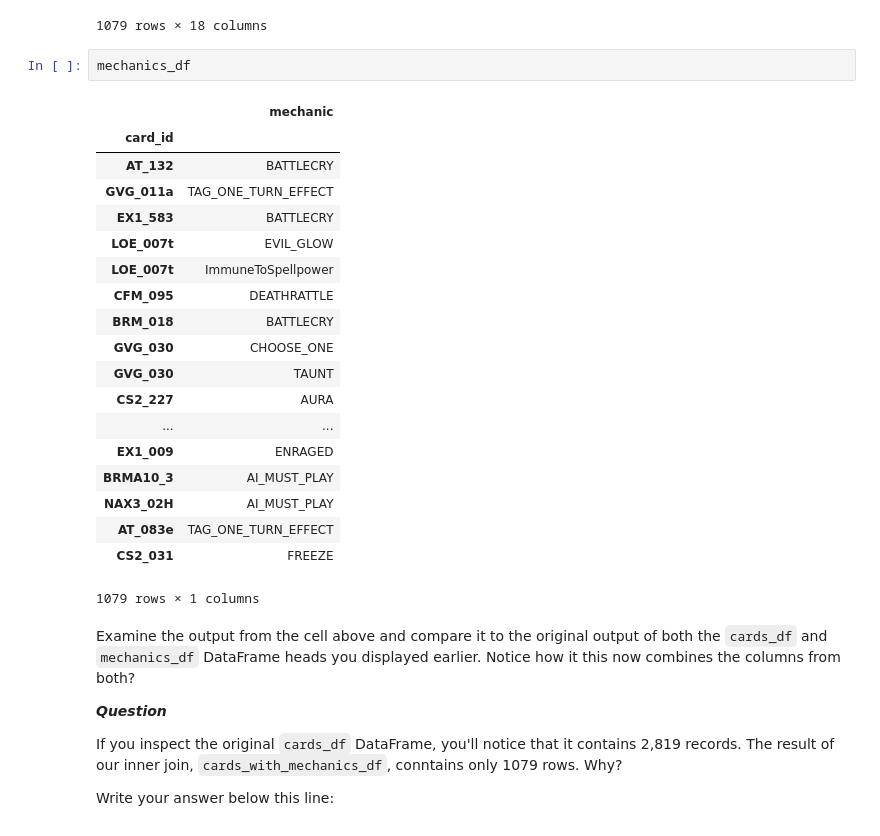
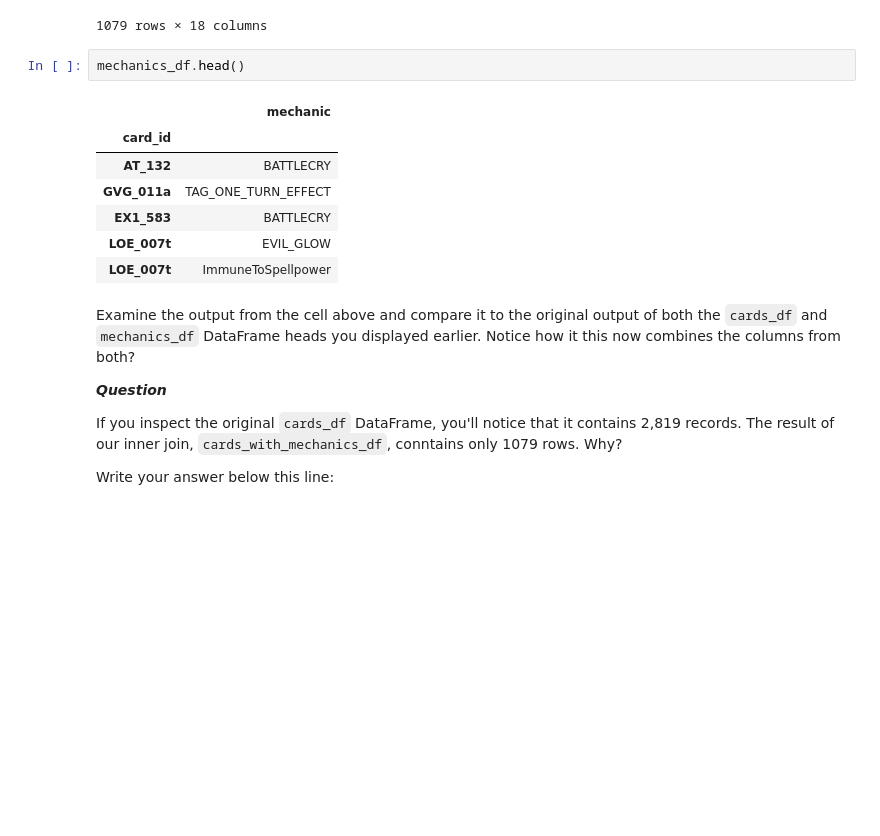
Before and after one commit to hy123udg/dsc-combining-dataframes-pandas-lab-nyc-ds-060319, a Jupyter notebook: index.ipynb, the cells around one changed output. Cells and saved outputs as stored; diff of their text form; blank space fills up the shorter version.

```diff
--- a/index.ipynb
+++ b/index.ipynb
@@ -186,27 +186,15 @@ cards_with_mechanics_df
 | tt_010 | MAGE | SPELL | Spellbender | EXPERT1 | <b>Secret:</b> When an enemy cast... | 3.0 | NaN | NaN | EPIC | 1.0 | ... |
 1079 rows × 18 columns
 # %%
-mechanics_df
+mechanics_df.head()
 # %% [output]
 |  | mechanic |
 | card_id |  |
 | AT_132 | BATTLECRY |
 | GVG_011a | TAG_ONE_TURN_EFFECT |
 | EX1_583 | BATTLECRY |
 | LOE_007t | EVIL_GLOW |
 | LOE_007t | ImmuneToSpellpower |
-| CFM_095 | DEATHRATTLE |
-| BRM_018 | BATTLECRY |
-| GVG_030 | CHOOSE_ONE |
-| GVG_030 | TAUNT |
-| CS2_227 | AURA |
-| ... | ... |
-| EX1_009 | ENRAGED |
-| BRMA10_3 | AI_MUST_PLAY |
-| NAX3_02H | AI_MUST_PLAY |
-| AT_083e | TAG_ONE_TURN_EFFECT |
-| CS2_031 | FREEZE |
-1079 rows × 1 columns
 # %% [markdown]
 Examine the output from the cell above and compare it to the original output of both the `cards_df` and `mechanics_df` DataFrame heads you displayed earlier.  Notice how it this now combines the columns from both?
 
```
